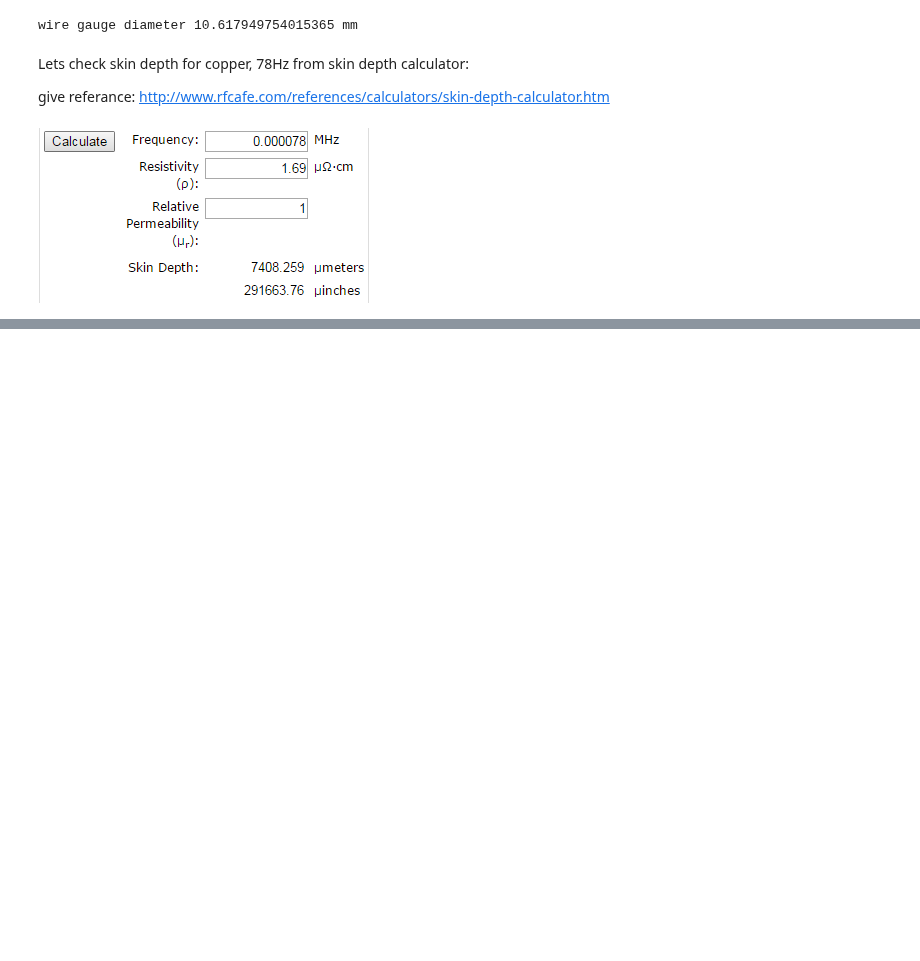
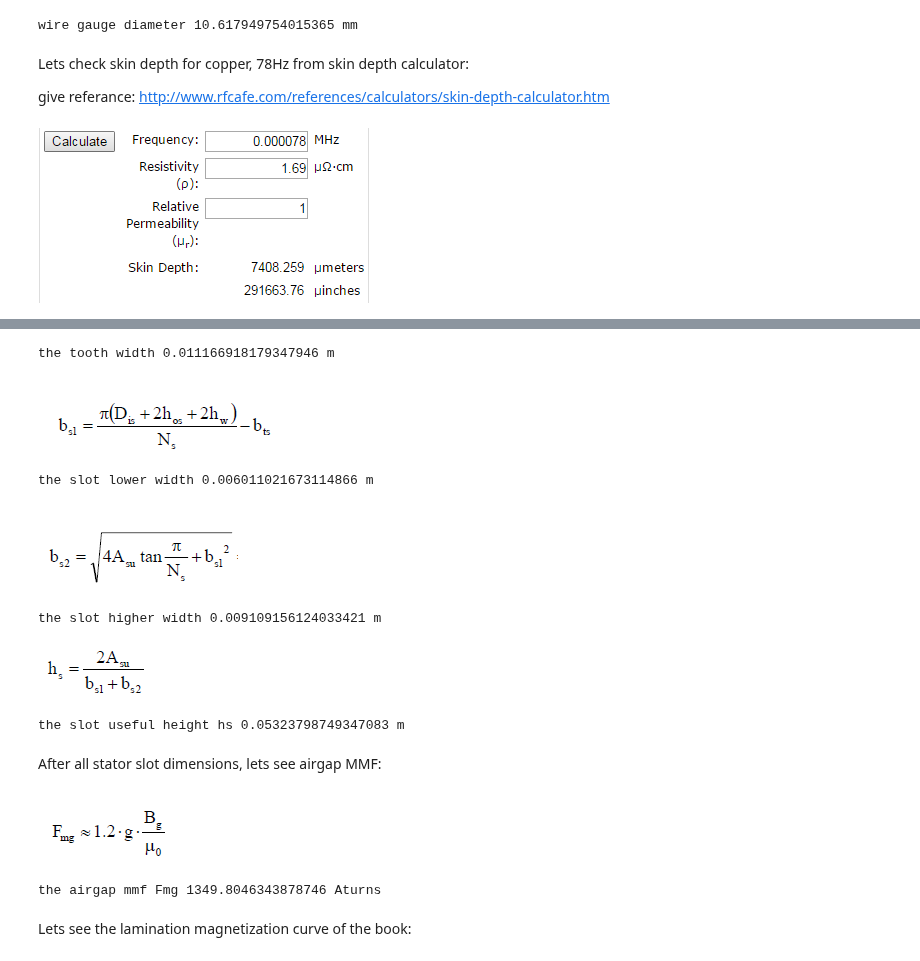
Before and after one commit to odtu/EE564, a Jupyter notebook: TRAIN/Doga/Design of a Train Traction Motor.ipynb, the cells around one changed output, grey strips where cells are left out. Saved outputs shown, nothing was run; the diff lists cells and outputs as text; code cells hidden in the pictures; blank space fills up the shorter version.

Commit message:
magnetization currents mmfs

```diff
--- a/TRAIN/Doga/Design of a Train Traction Motor.ipynb
+++ b/TRAIN/Doga/Design of a Train Traction Motor.ipynb
@@ -345,0 +373,55 @@ Image(filename='Images/slotcrosssection.png')
+# %%
+bos=0.0022
+hos=0.001
+hw=0.0015
+Kfe=0.96
+Bts=1.6
+bts=(Bg*τ)/(Bts*Kfe)
+print ('the tooth width',bts,'m')
+# %% [output]
+the tooth width 0.011166918179347946 m
+# %%
+from IPython.display import Image
+Image(filename='Images/bs1.png')
+# %% [output]
+[figure, added]
+# %%
+bs1=(math.pi*(Dis+2*hos+2*hw)/Ns)-bts
+print ('the slot lower width',bs1,'m')
+# %% [output]
+the slot lower width 0.006011021673114866 m
+# %%
+from IPython.display import Image
+Image(filename='Images/bs2.png')
+# %% [output]
+[figure, added]
+# %%
+bs2=math.sqrt((4*(Asu/1000000)*math.tan((math.pi)/Ns))+(bs1*bs1))
+print ('the slot higher width',bs2,'m')
+# %% [output]
+the slot higher width 0.009109156124033421 m
+# %%
+from IPython.display import Image
+Image(filename='Images/hs.png')
+# %% [output]
+[figure, added]
+# %%
+hs=2*Asu/1000000/(bs1+bs2)
+print ('the slot useful height hs',hs,'m')
+# %% [output]
+the slot useful height hs 0.05323798749347083 m
+# %% [markdown]
+After all stator slot dimensions, lets see airgap MMF:
+# %%
+from IPython.display import Image
+Image(filename='Images/airgapmmf.png')
+# %% [output]
+[figure, added]
+# %%
+μo=1.256*0.000001
+Fmg=1.2*g*Bg/μo
+print ('the airgap mmf Fmg',Fmg,'Aturns')
+# %% [output]
+the airgap mmf Fmg 1349.8046343878746 Aturns
+# %% [markdown]
+Lets see the lamination magnetization curve of the book:
```
Also changed, not shown: parts of 30 cells of this notebook, 12 other files.
